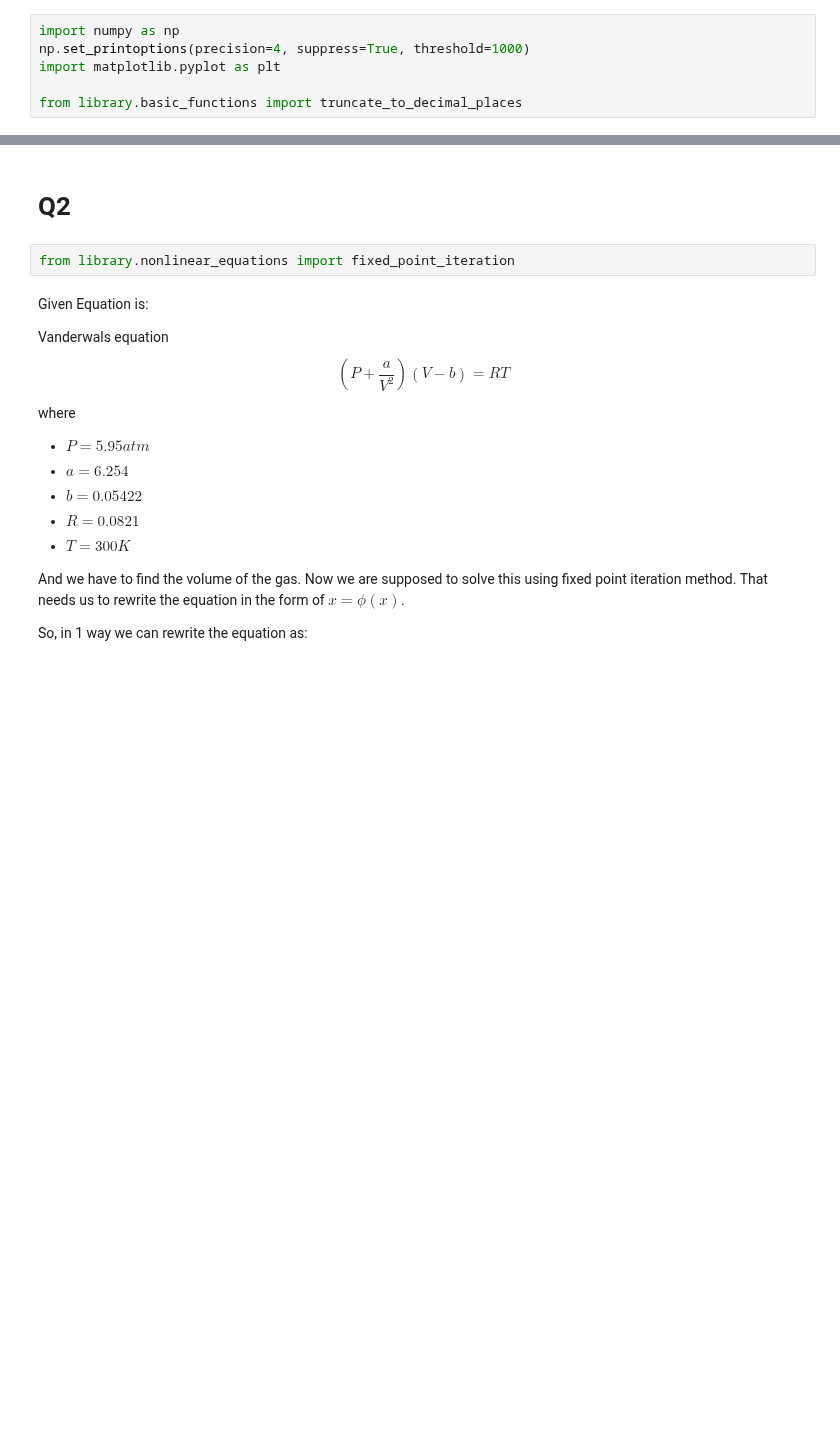
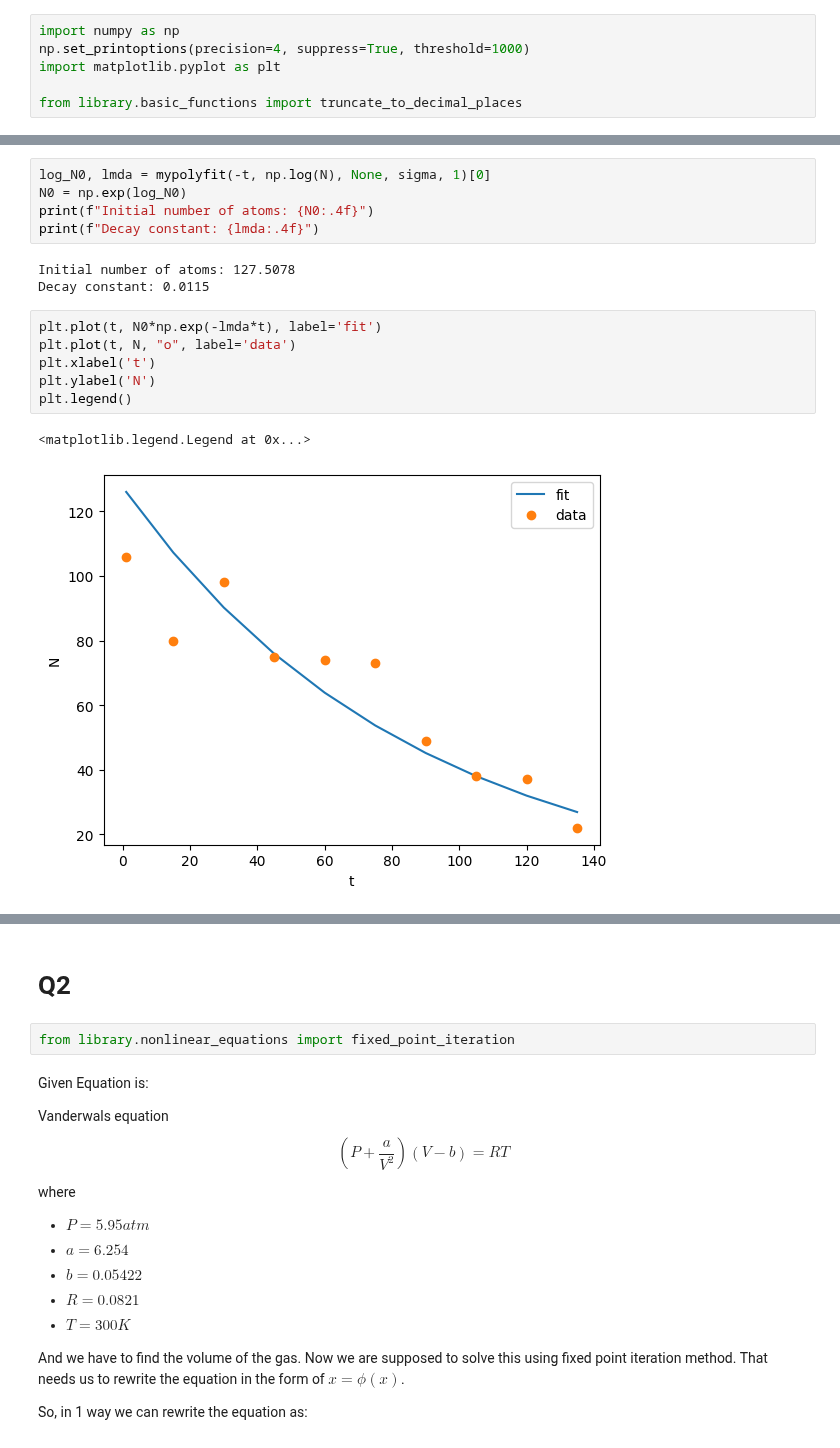
Before and after one commit to PeithonKing/adv_comp_phys, a Jupyter notebook: endsem.ipynb, the cells around one changed output, grey strips where cells are left out. Cells and saved outputs as stored; diff of their text form; blank space fills up the shorter version.

```diff
--- a/endsem.ipynb
+++ b/endsem.ipynb
@@ -23,0 +34,17 @@ plt.plot(var, N)
+# %%
+log_N0, lmda = mypolyfit(-t, np.log(N), None, sigma, 1)[0]
+N0 = np.exp(log_N0)
+print(f"Initial number of atoms: {N0:.4f}")
+print(f"Decay constant: {lmda:.4f}")
+# %% [output]
+Initial number of atoms: 127.5078
+Decay constant: 0.0115
+# %%
+plt.plot(t, N0*np.exp(-lmda*t), label='fit')
+plt.plot(t, N, "o", label='data')
+plt.xlabel('t')
+plt.ylabel('N')
+plt.legend()
+# %% [output]
+<matplotlib.legend.Legend at 0x...>
+[figure, added]
```
Also changed, not shown: parts of 17 cells of this notebook, 3 other files.
